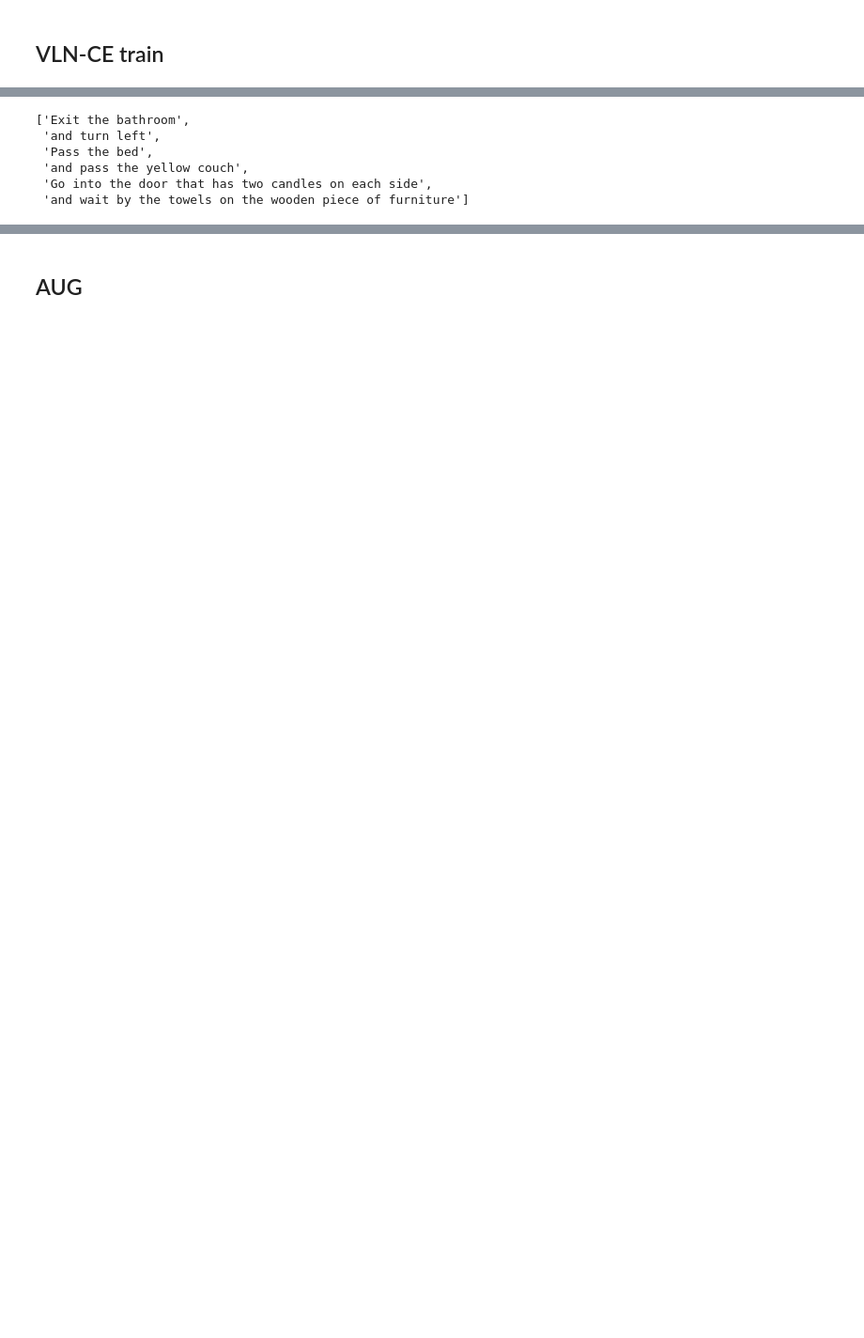
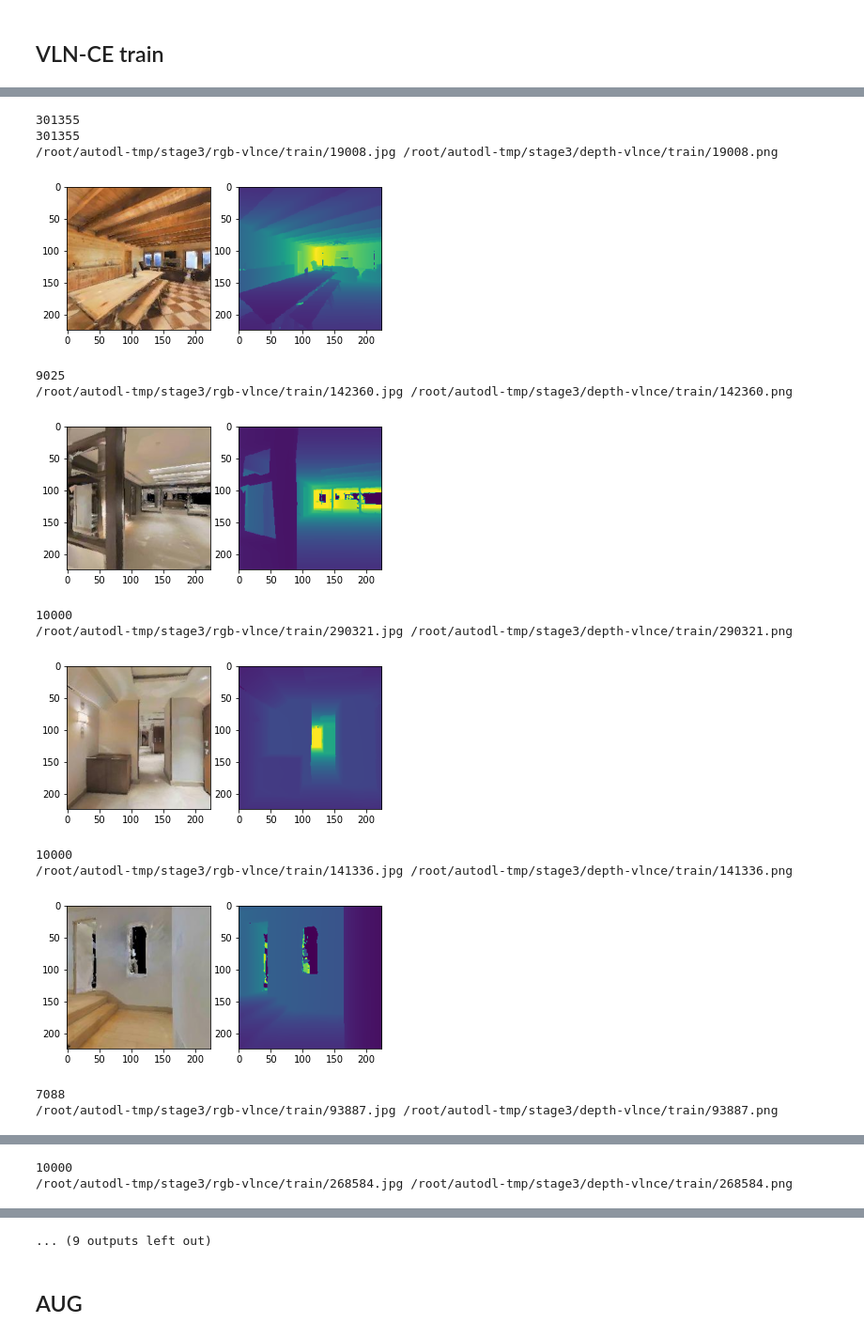
Before and after one commit to RavenKiller/MEE, a Jupyter notebook: scripts/evo_data_stage3.ipynb, the cells around one changed output, grey strips where cells are left out. Shown at 94% size. Drawn from its saved outputs; the diff is of its cells as text; code cells hidden in the pictures; blank space fills up the shorter version.

```diff
--- a/scripts/evo_data_stage3.ipynb
+++ b/scripts/evo_data_stage3.ipynb
@@ -76,11 +76,11 @@ Detected kernel version 5.4.0, which is below the recommended minimum of 5.5.0;
 # %% [markdown]
 ## VLN-CE train
 # %%
-CONFIG = "/root/EvoEnc/evoenc/config/old/evoenc_s2_tune.yaml"
-FOLDER_RGB_OUT = Path("/root/stage3/rgb-vlnce/train")
-FOLDER_DEPTH_OUT = Path("/root/stage3/rgb-vlnce/train")
-FOLDER_INST_OUT = Path("/root/stage3/rgb-vlnce/train")
-FOLDER_SUB_OUT = Path("/root/stage3/rgb-vlnce/train")
+CONFIG = "/root/EvoEnc/evoenc/config/old/evoenc.yaml"
+FOLDER_RGB_OUT = Path("/root/autodl-tmp/stage3/rgb-vlnce/train")
+FOLDER_DEPTH_OUT = Path("/root/autodl-tmp/stage3/depth-vlnce/train")
+FOLDER_INST_OUT = Path("/root/autodl-tmp/stage3/text-vlnce/train")
+FOLDER_SUB_OUT = Path("/root/autodl-tmp/stage3/sub-vlnce/train")
 
 os.makedirs(FOLDER_RGB_OUT, exist_ok=True)
 os.makedirs(FOLDER_DEPTH_OUT, exist_ok=True)
@@ -151,8 +151,8 @@ with tqdm(total=config.IL.DAGGER.update_size, dynamic_ncols=True) as pbar:
 
                     rgb_path = FOLDER_RGB_OUT / "{}.jpg".format(total_cnt)
                     depth_path = FOLDER_DEPTH_OUT / "{}.png".format(total_cnt)
-                    inst_path = FOLDER_INST_OUT / ("%08d.txt"%(total_cnt))
-                    sub_path = FOLDER_SUB_OUT / ("%08d.txt"%(total_cnt))
+                    inst_path = FOLDER_INST_OUT / "{}.txt".format(total_cnt)
+                    sub_path = FOLDER_SUB_OUT / "{}.txt".format(total_cnt)
 
                     rgb = Image.fromarray(rgb)
                     depth = (depth*10.0*1000).astype(np.uint16) # to meters, and scale 1000 times
@@ -277,9 +277,52 @@ I0304 00:23:40.709014 924277 WindowlessContext.h:17] Deconstructing WindowlessCo
 # %%
-episodes[0][0][0]["sub_instruction"]["text"]
+print(total_cnt)
+import matplotlib.pyplot as plt
+# vision train
+FOLDER_RGB_OUT = Path("/root/autodl-tmp/stage3/")
+FOLDER_DEPTH_OUT = Path("/root/autodl-tmp/stage3/")
+rgb_files = sorted(list(FOLDER_RGB_OUT.glob("rgb-*/train/*.jpg")))
+depth_files = sorted(list(FOLDER_DEPTH_OUT.glob("depth-*/train/*.png")))
+print(len(rgb_files))
+assert len(rgb_files)==len(depth_files)
+for _ in range(10):
+    idx = random.randint(0, len(rgb_files)-1)
+    rgb = Image.open(rgb_files[idx])
+    depth = Image.open(depth_files[idx])
+    print(rgb_files[idx], depth_files[idx])
+    plt.figure()
+    plt.subplot(1,2, 1)
+    plt.imshow(rgb)
+    plt.subplot(1,2, 2)
+    plt.imshow(np.array(depth).astype(float))
+    plt.show()
+    print(np.array(depth).max())
+# text train
+FOLDER_RGB_OUT = Path("/root/autodl-tmp/stage3/")
+FOLDER_DEPTH_OUT = Path("/root/autodl-tmp/stage3/")
+text_files = sorted(list(FOLDER_RGB_OUT.glob("text-*/train/*.txt")))
+sub_files = sorted(list(FOLDER_DEPTH_OUT.glob("sub-*/train/*.txt")))
+assert len(text_files)==len(sub_files)
+print(len(text_files))
+for _ in range(10):
+    idx = random.randint(0, len(text_files)-1)
+    print("=========={}==========".format(idx))
+    with open(text_files[idx], "r") as f:
+        print("inst: "+f.read())
+    with open(sub_files[idx], "r") as f:
+        print("sub: "+f.read())
 # %% [output]
-['Exit the bathroom',
- 'and turn left',
- 'Pass the bed',
- 'and pass the yellow couch',
- 'Go into the door that has two candles on each side',
- 'and wait by the towels on the wooden piece of furniture']
+301355
+301355
+/root/autodl-tmp/stage3/rgb-vlnce/train/19008.jpg /root/autodl-tmp/stage3/depth-vlnce/train/19008.png
+[figure, added]
+9025
+/root/autodl-tmp/stage3/rgb-vlnce/train/142360.jpg /root/autodl-tmp/stage3/depth-vlnce/train/142360.png
+[figure, added]
+10000
+/root/autodl-tmp/stage3/rgb-vlnce/train/290321.jpg /root/autodl-tmp/stage3/depth-vlnce/train/290321.png
+[figure, added]
+10000
+/root/autodl-tmp/stage3/rgb-vlnce/train/141336.jpg /root/autodl-tmp/stage3/depth-vlnce/train/141336.png
+[figure, added]
+7088
+/root/autodl-tmp/stage3/rgb-vlnce/train/93887.jpg /root/autodl-tmp/stage3/depth-vlnce/train/93887.png
@@ -285,0 +330,2 @@ episodes[0][0][0]["sub_instruction"]["text"]
+10000
+/root/autodl-tmp/stage3/rgb-vlnce/train/268584.jpg /root/autodl-tmp/stage3/depth-vlnce/train/268584.png
@@ -286,2 +333,3 @@ episodes[0][0][0]["sub_instruction"]["text"]
+... (9 outputs left out)
 # %% [markdown]
 ## AUG
```
Also changed, not shown: parts of 7 cells of this notebook, 4 other files.
